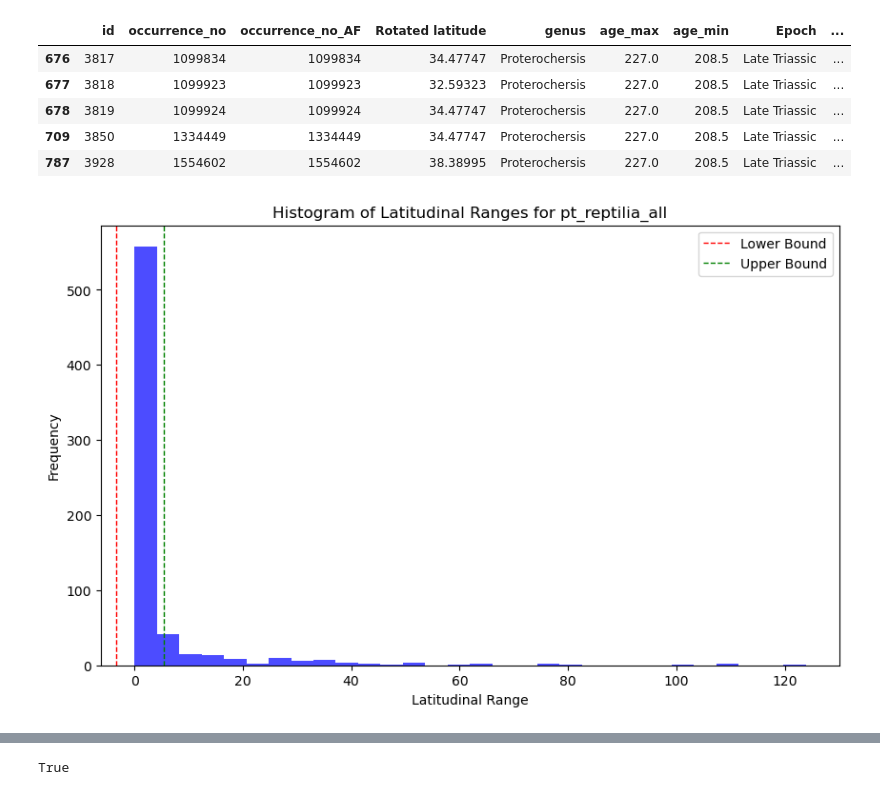
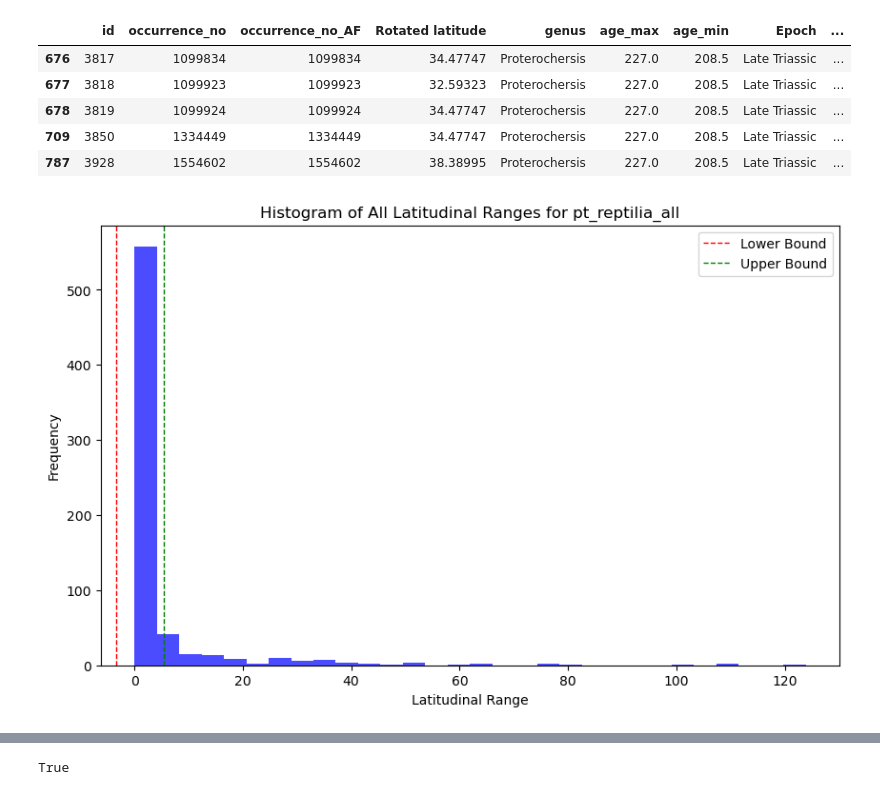
Before and after one commit to shelleylwang/pt_diversity_rates, a Jupyter notebook: updated_occurrence_analyses/data/eda.ipynb, the cells around one changed output, grey strips where cells are left out. Saved outputs shown, nothing was run; the diff lists cells and outputs as text; code cells hidden in the pictures.

```diff
--- a/updated_occurrence_analyses/data/eda.ipynb
+++ b/updated_occurrence_analyses/data/eda.ipynb
@@ -669,15 +671,15 @@ pt_reptilia_all_filtered_spellchecked_lats_dropped[pt_reptilia_all_filtered_spel
 # %%
 # Plot histogram of latitudinal ranges
 plt.figure(figsize=(10, 6))
 plt.hist(pt_reptilia_all_lat_ranges['range'], bins=30, color='blue', alpha=0.7)
-plt.title('Histogram of Latitudinal Ranges for pt_reptilia_all')
+plt.title('Histogram of All Latitudinal Ranges for pt_reptilia_all')
 plt.xlabel('Latitudinal Range')
 plt.ylabel('Frequency')
 plt.axvline(lower_bound, color='red', linestyle='dashed', linewidth=1, label='Lower Bound')
 plt.axvline(upper_bound, color='green', linestyle='dashed', linewidth=1, label='Upper Bound')
 plt.legend()
 plt.show()
 # %% [output]
-[figure, old version]
+[figure, new version]
 # %%
 # plot histogram of latitudinal ranges of outliers
```
Also changed, not shown: parts of 6 cells of this notebook, 10 other files.
